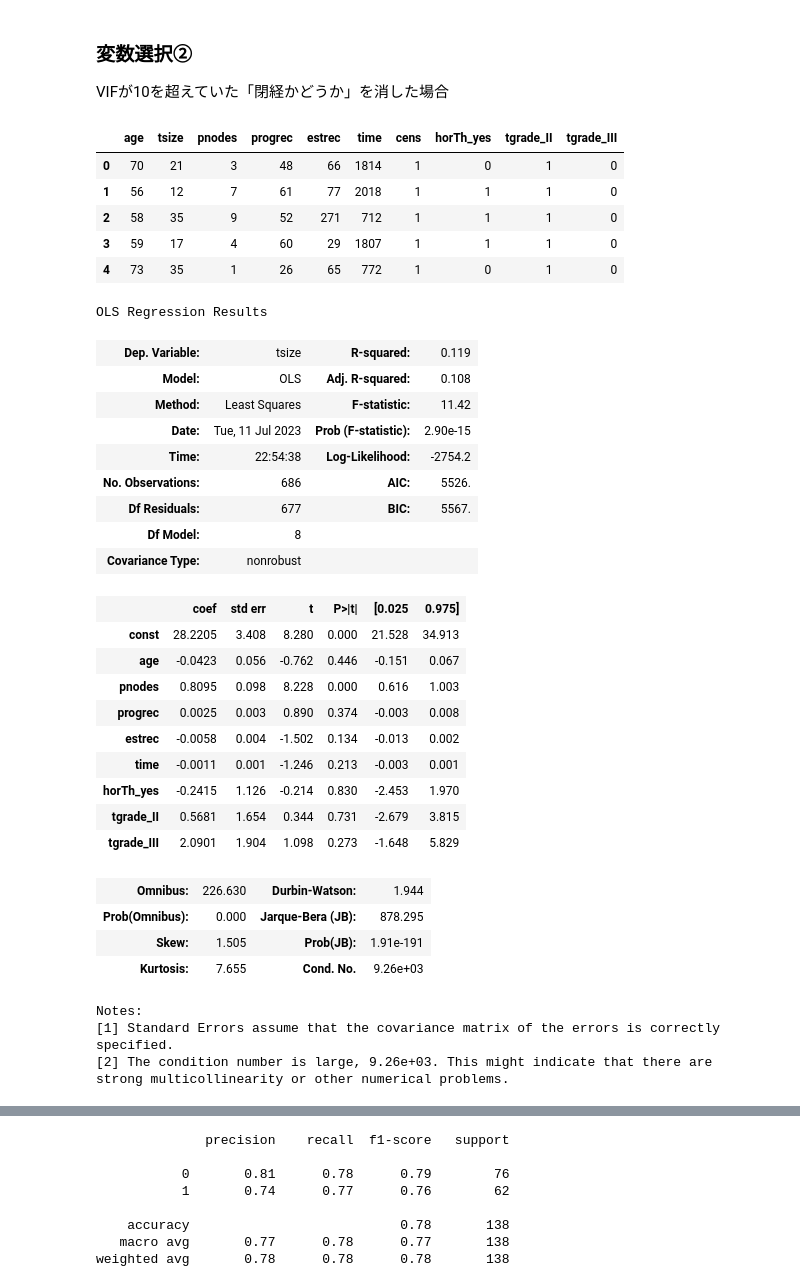
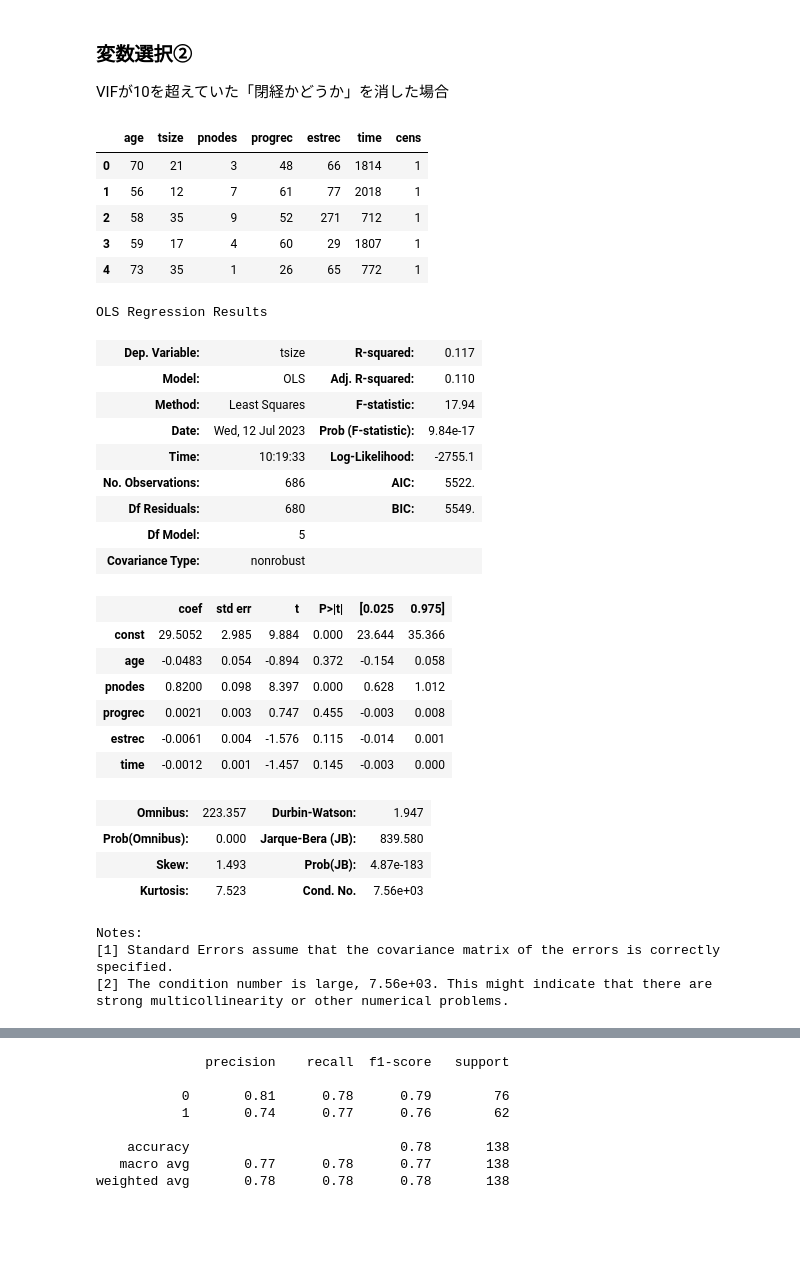
Before and after one commit to NTanaka1994/DataAnalysis, a Jupyter notebook: 使用データ/PBL_SUB.ipynb, the cells around one changed output, grey strips where cells are left out. Saved outputs shown, nothing was run; the diff lists cells and outputs as text; code cells hidden in the pictures; blank space fills up the shorter version.

```diff
--- a/使用データ/PBL_SUB.ipynb
+++ b/使用データ/PBL_SUB.ipynb
@@ -520,15 +520,21 @@ model3_1.print_summary()
 ### 変数選択②
 VIFが10を超えていた「閉経かどうか」を消した場合
 # %%
-df3 = df_dum.drop(["menostat_Pre", "menostat_Post", "tgrade_I", "horTh_no"], axis=1)
+df3 = df_dum.drop(["menostat_Pre",
+                   "menostat_Post",
+                   "tgrade_I",
+                   "horTh_no",
+                   "tgrade_II",
+                   "tgrade_III",
+                   "horTh_yes"], axis=1)
 df3.head()
 # %% [output]
-|  | age | tsize | pnodes | progrec | estrec | time | cens | horTh_yes | tgrade_II | tgrade_III |
-| 0 | 70 | 21 | 3 | 48 | 66 | 1814 | 1 | 0 | 1 | 0 |
-| 1 | 56 | 12 | 7 | 61 | 77 | 2018 | 1 | 1 | 1 | 0 |
-| 2 | 58 | 35 | 9 | 52 | 271 | 712 | 1 | 1 | 1 | 0 |
-| 3 | 59 | 17 | 4 | 60 | 29 | 1807 | 1 | 1 | 1 | 0 |
-| 4 | 73 | 35 | 1 | 26 | 65 | 772 | 1 | 0 | 1 | 0 |
+|  | age | tsize | pnodes | progrec | estrec | time | cens |
+| 0 | 70 | 21 | 3 | 48 | 66 | 1814 | 1 |
+| 1 | 56 | 12 | 7 | 61 | 77 | 2018 | 1 |
+| 2 | 58 | 35 | 9 | 52 | 271 | 712 | 1 |
+| 3 | 59 | 17 | 4 | 60 | 29 | 1807 | 1 |
+| 4 | 73 | 35 | 1 | 26 | 65 | 772 | 1 |
 # %%
 x = sm.add_constant(df3.drop(["tsize", "cens"], axis=1))
 y = df3["tsize"]
@@ -537,32 +543,29 @@ model1_2 = sm.OLS(y, x).fit()
 model1_2.summary()
 # %% [output]
 OLS Regression Results
-| Dep. Variable: | tsize | R-squared: | 0.119 |
-| Model: | OLS | Adj. R-squared: | 0.108 |
-| Method: | Least Squares | F-statistic: | 11.42 |
-| Date: | Tue, 11 Jul 2023 | Prob (F-statistic): | 2.90e-15 |
-| Time: | 22:54:38 | Log-Likelihood: | -2754.2 |
-| No. Observations: | 686 | AIC: | 5526. |
-| Df Residuals: | 677 | BIC: | 5567. |
-| Df Model: | 8 |  |  |
+| Dep. Variable: | tsize | R-squared: | 0.117 |
+| Model: | OLS | Adj. R-squared: | 0.110 |
+| Method: | Least Squares | F-statistic: | 17.94 |
+| Date: | Wed, 12 Jul 2023 | Prob (F-statistic): | 9.84e-17 |
+| Time: | 10:19:33 | Log-Likelihood: | -2755.1 |
+| No. Observations: | 686 | AIC: | 5522. |
+| Df Residuals: | 680 | BIC: | 5549. |
+| Df Model: | 5 |  |  |
 | Covariance Type: | nonrobust |  |  |
 |  | coef | std err | t | P>|t| | [0.025 | 0.975] |
-| const | 28.2205 | 3.408 | 8.280 | 0.000 | 21.528 | 34.913 |
-| age | -0.0423 | 0.056 | -0.762 | 0.446 | -0.151 | 0.067 |
-| pnodes | 0.8095 | 0.098 | 8.228 | 0.000 | 0.616 | 1.003 |
-| progrec | 0.0025 | 0.003 | 0.890 | 0.374 | -0.003 | 0.008 |
-| estrec | -0.0058 | 0.004 | -1.502 | 0.134 | -0.013 | 0.002 |
-| time | -0.0011 | 0.001 | -1.246 | 0.213 | -0.003 | 0.001 |
-| horTh_yes | -0.2415 | 1.126 | -0.214 | 0.830 | -2.453 | 1.970 |
-| tgrade_II | 0.5681 | 1.654 | 0.344 | 0.731 | -2.679 | 3.815 |
-| tgrade_III | 2.0901 | 1.904 | 1.098 | 0.273 | -1.648 | 5.829 |
+| const | 29.5052 | 2.985 | 9.884 | 0.000 | 23.644 | 35.366 |
+| age | -0.0483 | 0.054 | -0.894 | 0.372 | -0.154 | 0.058 |
+| pnodes | 0.8200 | 0.098 | 8.397 | 0.000 | 0.628 | 1.012 |
+| progrec | 0.0021 | 0.003 | 0.747 | 0.455 | -0.003 | 0.008 |
+| estrec | -0.0061 | 0.004 | -1.576 | 0.115 | -0.014 | 0.001 |
+| time | -0.0012 | 0.001 | -1.457 | 0.145 | -0.003 | 0.000 |
-| Omnibus: | 226.630 | Durbin-Watson: | 1.944 |
-| Prob(Omnibus): | 0.000 | Jarque-Bera (JB): | 878.295 |
-| Skew: | 1.505 | Prob(JB): | 1.91e-191 |
-| Kurtosis: | 7.655 | Cond. No. | 9.26e+03 |
+| Omnibus: | 223.357 | Durbin-Watson: | 1.947 |
+| Prob(Omnibus): | 0.000 | Jarque-Bera (JB): | 839.580 |
+| Skew: | 1.493 | Prob(JB): | 4.87e-183 |
+| Kurtosis: | 7.523 | Cond. No. | 7.56e+03 |
 Notes:
 [1] Standard Errors assume that the covariance matrix of the errors is correctly specified.
-[2] The condition number is large, 9.26e+03. This might indicate that there are
+[2] The condition number is large, 7.56e+03. This might indicate that there are
 strong multicollinearity or other numerical problems.
 # %%
 x = sm.add_constant(df3.drop("cens", axis=1))
```
Also changed, not shown: parts of 7 cells of this notebook.
